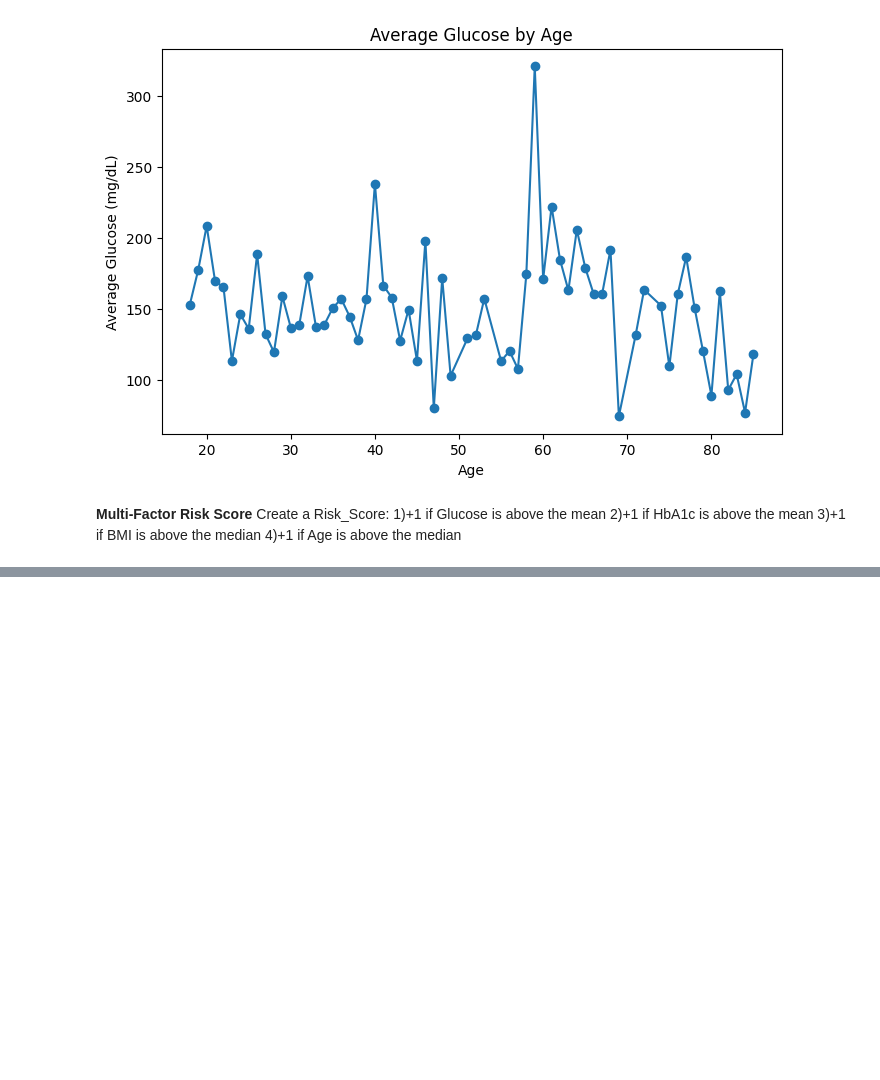
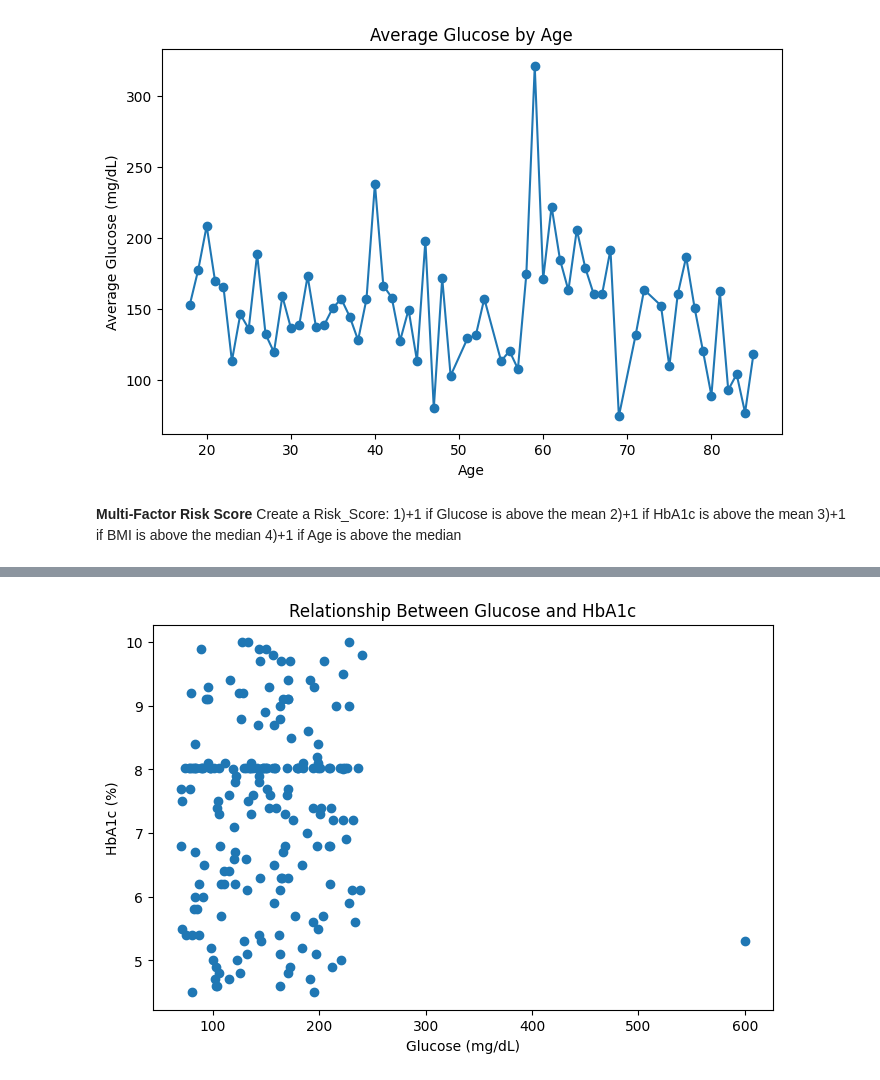
Before and after one commit to asmaanjum0910-sketch/data-science-60-days, a Jupyter notebook: Datascience.ipynb, the cells around one changed output, grey strips where cells are left out. Saved outputs shown, nothing was run; the diff lists cells and outputs as text; code cells hidden in the pictures; blank space fills up the shorter version.

```diff
--- a/Datascience.ipynb
+++ b/Datascience.ipynb
@@ -2615,0 +2639,76 @@ Risk Score for Each Patient:
+# %%
+import matplotlib.pyplot as plt
+
+# =========================================================
+# Glucose-HbA1c Relationship
+# =========================================================
+
+# Calculate correlation
+correlation = df['Glucose_mg_dL'].corr(df['HbA1c'])
+
+print("Correlation between Glucose and HbA1c:",
+      round(correlation, 2))
+
+
+# =========================================================
+# Calculate mean values
+# =========================================================
+
+glucose_mean = df['Glucose_mg_dL'].mean()
+hba1c_mean = df['HbA1c'].mean()
+
+print("Average Glucose:", round(glucose_mean, 2))
+print("Average HbA1c:", round(hba1c_mean, 2))
+
+
+# =========================================================
+# High Glucose but Low HbA1c
+# =========================================================
+
+high_glucose_low_hba1c = df[
+    (df['Glucose_mg_dL'] > glucose_mean) &
+    (df['HbA1c'] < hba1c_mean)
+]
+
+print("\nPatients with High Glucose but Low HbA1c:")
+print(
+    high_glucose_low_hba1c[
+        ['Patient_ID', 'Age', 'Glucose_mg_dL', 'HbA1c', 'BMI']
+    ]
+)
+
+
+# =========================================================
+# Low Glucose but High HbA1c
+# =========================================================
+
+low_glucose_high_hba1c = df[
+    (df['Glucose_mg_dL'] < glucose_mean) &
+    (df['HbA1c'] > hba1c_mean)
+]
+
+print("\nPatients with Low Glucose but High HbA1c:")
+print(
+    low_glucose_high_hba1c[
+        ['Patient_ID', 'Age', 'Glucose_mg_dL', 'HbA1c', 'BMI']
+    ]
+)
+
+
+# =========================================================
+# Scatter Plot
+# =========================================================
+
+plt.figure(figsize=(8, 5))
+
+plt.scatter(
+    df['Glucose_mg_dL'],
+    df['HbA1c']
+)
+
+plt.title('Relationship Between Glucose and HbA1c')
+plt.xlabel('Glucose (mg/dL)')
+plt.ylabel('HbA1c (%)')
+
+plt.show()
+# %% [output]
@@ -2615,0 +2732 @@ Risk Score for Each Patient:
+[figure, added]
```
Also changed, not shown: parts of 7 cells of this notebook.
